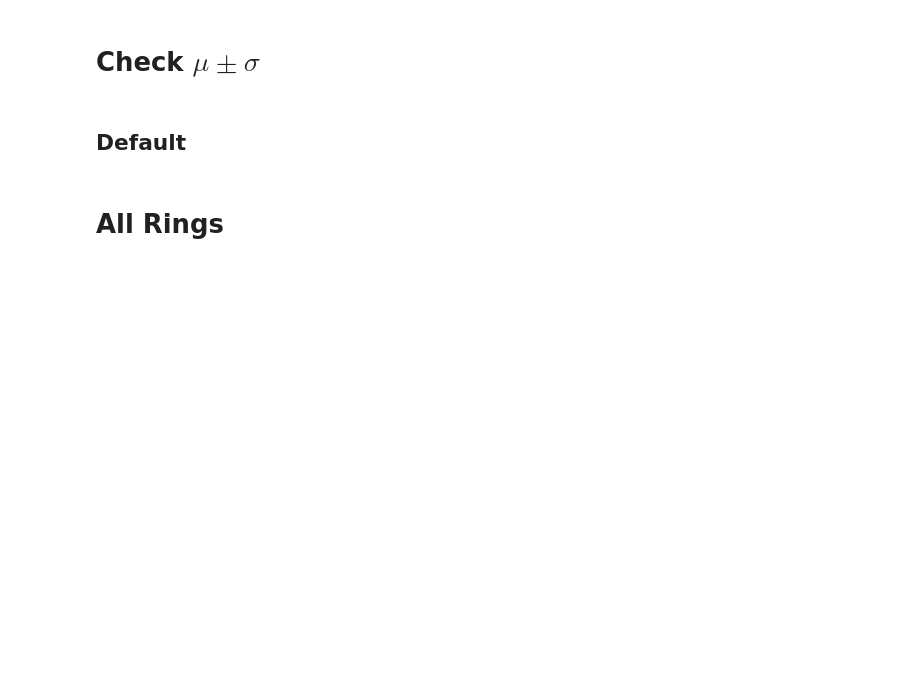
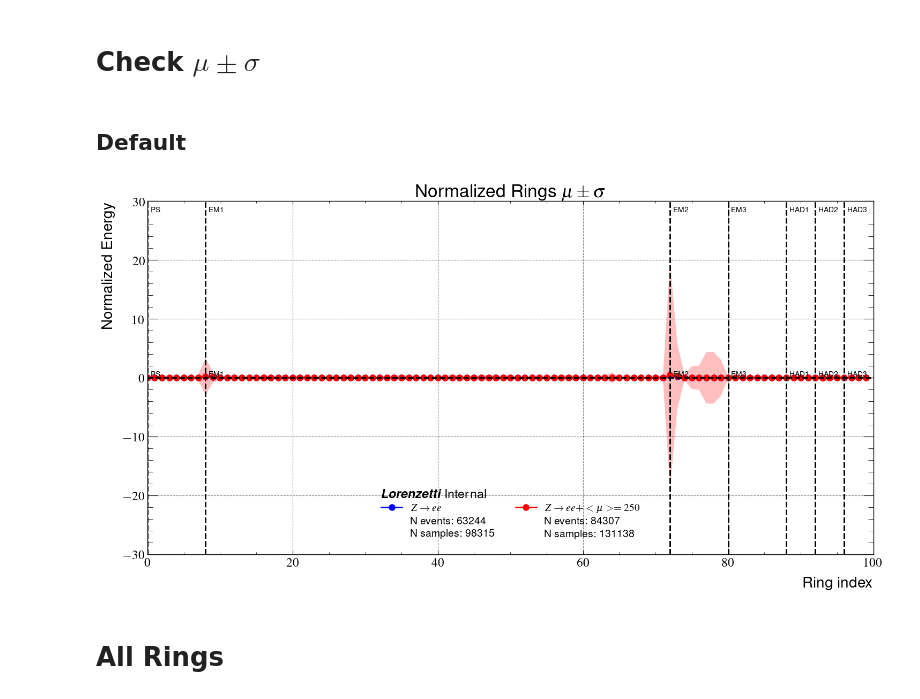
Before and after one commit to lucasbanunes/boosted-lorenzetti, a Jupyter notebook: rings_profile.ipynb, the cells around one changed output. Saved outputs shown, nothing was run; the diff lists cells and outputs as text; code cells hidden in the pictures; blank space fills up the shorter version.

```diff
--- a/rings_profile.ipynb
+++ b/rings_profile.ipynb
@@ -222,36 +236,39 @@ fig.savefig(output_dir / f'number_of_rings_multi_plot_{data_src}.png', dpi=300)
 # %%
 normalize=True
 fig, ax = plt.subplots(figsize=(15, 8))
+ax.grid(linestyle='--', alpha=0.5, color='k')
 for name, dataset_info in datasets.items():
     rings_info = dataset_info['rings_info']
     rings_info = rings_info[rings_info['rings_size'] == N_RINGS]
     rings_columns = [f'ring_{i}' for i in range(rings_info.shape[-1]-4)]
     _ = lplt.plot_rings_profile(
         rings_info[rings_columns],
         ax=ax,
         normalize=normalize,
         color=dataset_info['color'],
         ax_set_kwargs=dict(
             ylabel='Normalized Energy' if normalize else 'Energy [MeV]',
         ),
         label=dataset_info['label']
     )
     ax.plot([], [], ' ',
         label=f'N events: {rings_info["event_number"].nunique()}')
     ax.plot([], [], ' ',
             label=f'N samples: {len(rings_info)}')
 ax.legend(title='\\textbf{{\\textit{{Lorenzetti}}}} Internal',
           alignment='left',
           facecolor='white',
           ncols=len(datasets),
           title_fontproperties=dict(size='large'),
           )
 fig.tight_layout()
 if normalize:
     figname = f'mean_rings_normalized_{data_src}.png'
 else:
     figname = f'mean_rings_{data_src}.png'
 fig.savefig(output_dir / figname, dpi=300)
+# %% [output]
+[figure, added]
 # %% [markdown]
 # All Rings
 # %%
```
Also changed, not shown: parts of 5 cells of this notebook, 13 other files.
